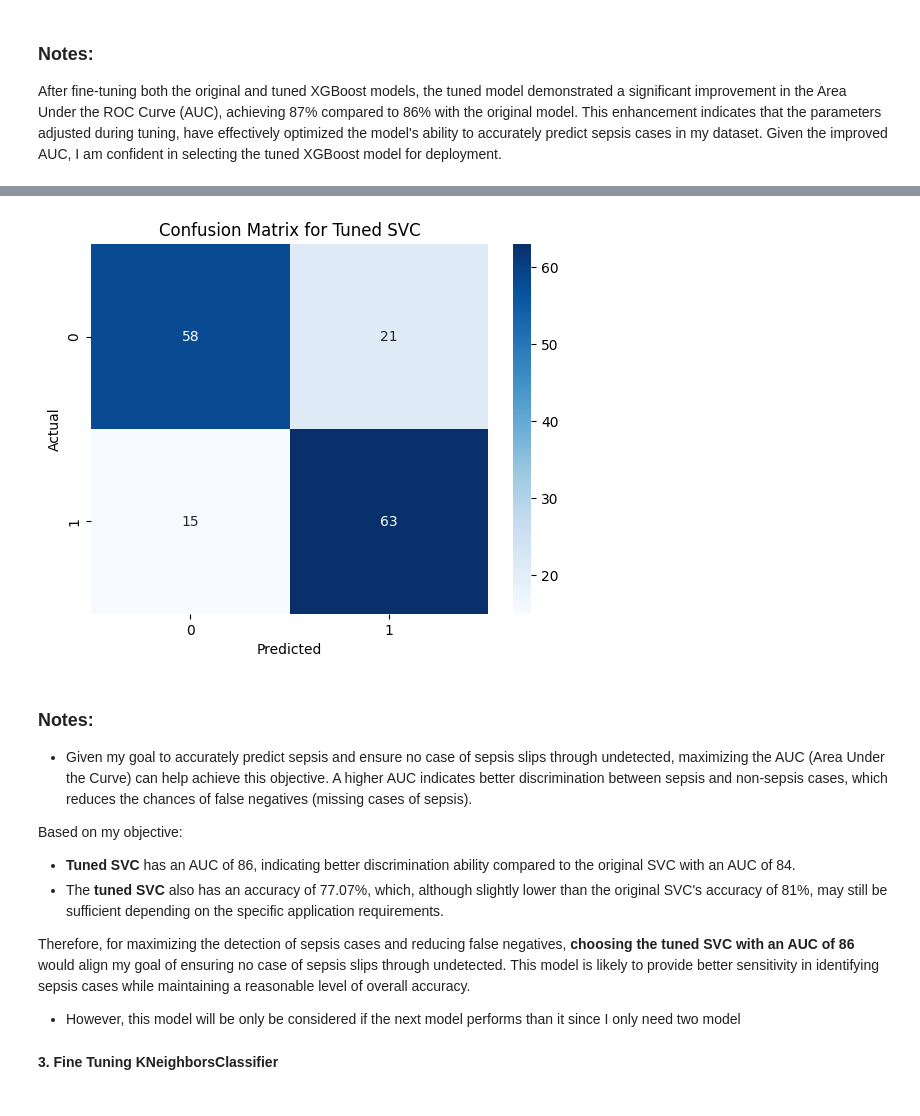
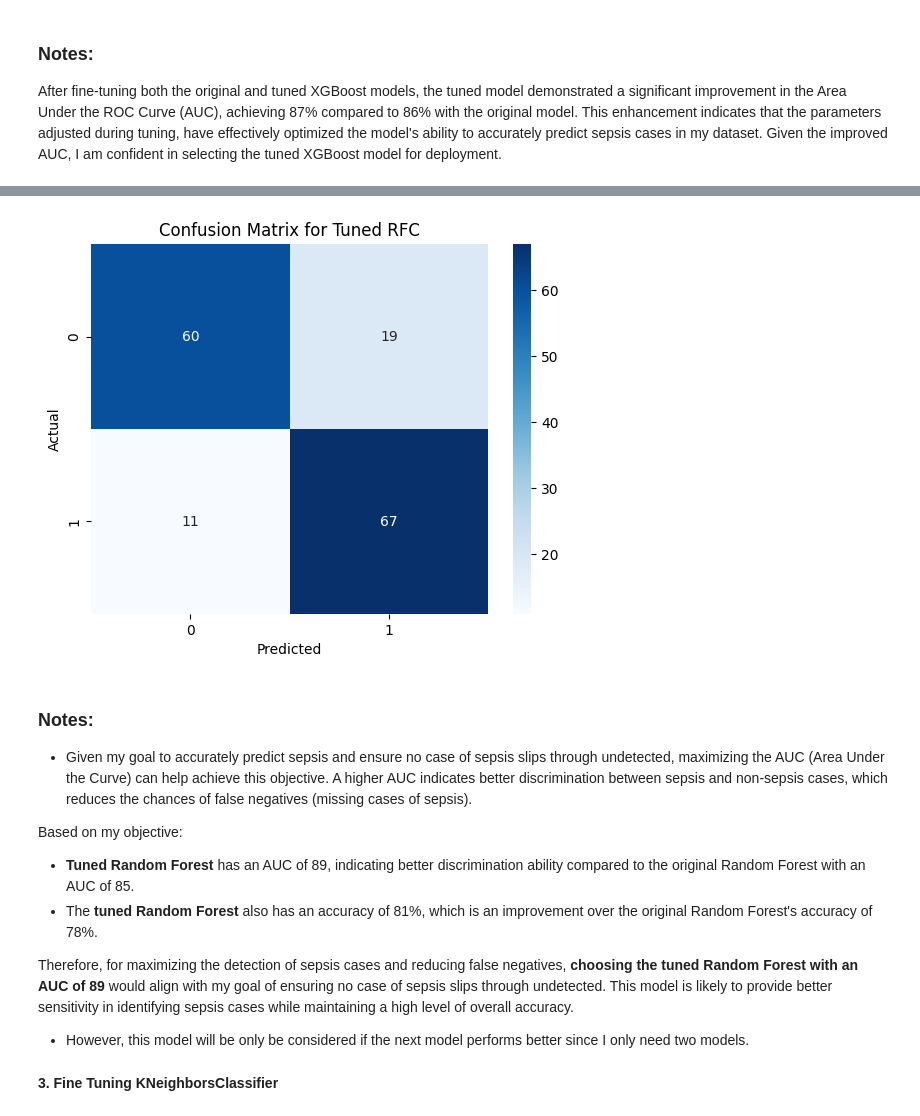
Before and after one commit to murithidenisgitobu/Sepsis-Predictor, a Jupyter notebook: Notebook.ipynb, the cells around one changed output, grey strips where cells are left out. Drawn from its saved outputs; the diff is of its cells as text; code cells hidden in the pictures.

```diff
--- a/Notebook.ipynb
+++ b/Notebook.ipynb
@@ -1044,18 +1047,18 @@ Best accuracy score found for SVC: 0.7856
 # %%
 # get the best estimator
-tuned_svc_pipeline = grid_search_svc.best_estimator_
+tuned_rfc_pipeline = grid_search_rfc.best_estimator_
 
 # Predict with the best estimator
-tuned_y_pred_svc = grid_search_svc.best_estimator_.predict(X_test)
+tuned_y_pred_rfc = grid_search_rfc.best_estimator_.predict(X_test)
 
 # Calculate accuracy
-tuned_svc_accuracy = accuracy_score(y_test_encoded, tuned_y_pred_svc)
-print("Accuracy of tuned SVC on test data:", tuned_svc_accuracy)
+tuned_rfc_accuracy = accuracy_score(y_test_encoded, tuned_y_pred_rfc)
+print("Accuracy of tuned RFC on test data:", tuned_rfc_accuracy)
 
 # Create DataFrame with accuracy scores
 accuracy_df = pd.DataFrame({
-    'Accuracy': [svc_accuracy, tuned_svc_accuracy],
-    'Model': ['Original SVC', 'Tuned SVC']
+    'Accuracy': [rfc_accuracy, tuned_rfc_accuracy],
+    'Model': ['Original RFC', 'Tuned RFC']
 })
 
 accuracy_df.set_index('Model', inplace=True)
@@ -1097,27 +1104,28 @@ plt.show()
 # %%
-# confusion_matrix for svc tuned model
-confusion_matrix_tuned_svc = confusion_matrix(y_test_encoded, tuned_y_pred_svc)
-confusion_matrix_tuned_svc
+# confusion_matrix for rfc tuned model
+confusion_matrix_tuned_rfc = confusion_matrix(y_test_encoded, tuned_y_pred_rfc)
+confusion_matrix_tuned_rfc
 
 # Create a heatmap
-sns.heatmap(confusion_matrix_tuned_svc, annot=True, cmap='Blues', fmt='g')
-plt.title('Confusion Matrix for Tuned SVC')
+sns.heatmap(confusion_matrix_tuned_rfc, annot=True, cmap='Blues', fmt='g')
+plt.title('Confusion Matrix for Tuned RFC')
 plt.xlabel('Predicted')
 plt.ylabel('Actual')
 plt.show()
 # %% [output]
-[figure, old version]
+[figure, new version]
 # %% [markdown]
 ### Notes:
 - Given my goal to accurately predict sepsis and ensure no case of sepsis slips through undetected, maximizing the AUC (Area Under the Curve) can help achieve this objective. A higher AUC indicates better discrimination between sepsis and non-sepsis cases, which reduces the chances of false negatives (missing cases of sepsis).
 
 Based on my objective:
 
-- **Tuned SVC** has an AUC of 86, indicating better discrimination ability compared to the original SVC with an AUC of 84.
-- The **tuned SVC** also has an accuracy of 77.07%, which, although slightly lower than the original SVC's accuracy of 81%, may still be sufficient depending on the specific application requirements.
+- **Tuned Random Forest** has an AUC of 89, indicating better discrimination ability compared to the original Random Forest with an AUC of 85.
+- The **tuned Random Forest** also has an accuracy of 81%, which is an improvement over the original Random Forest's accuracy of 78%.
 
-Therefore, for maximizing the detection of sepsis cases and reducing false negatives, **choosing the tuned SVC with an AUC of 86** would align my goal of ensuring no case of sepsis slips through undetected. This model is likely to provide better sensitivity in identifying sepsis cases while maintaining a reasonable level of overall accuracy.
-- However, this model will be only be considered if the next model performs than it since I only need two model
+Therefore, for maximizing the detection of sepsis cases and reducing false negatives, **choosing the tuned Random Forest with an AUC of 89** would align with my goal of ensuring no case of sepsis slips through undetected. This model is likely to provide better sensitivity in identifying sepsis cases while maintaining a high level of overall accuracy.
+
+- However, this model will be only be considered if the next model performs better since I only need two models.
 # %% [markdown]
 **3. Fine Tuning KNeighborsClassifier**
 # %%
```
Also changed, not shown: parts of 21 cells of this notebook, 3 other files.
